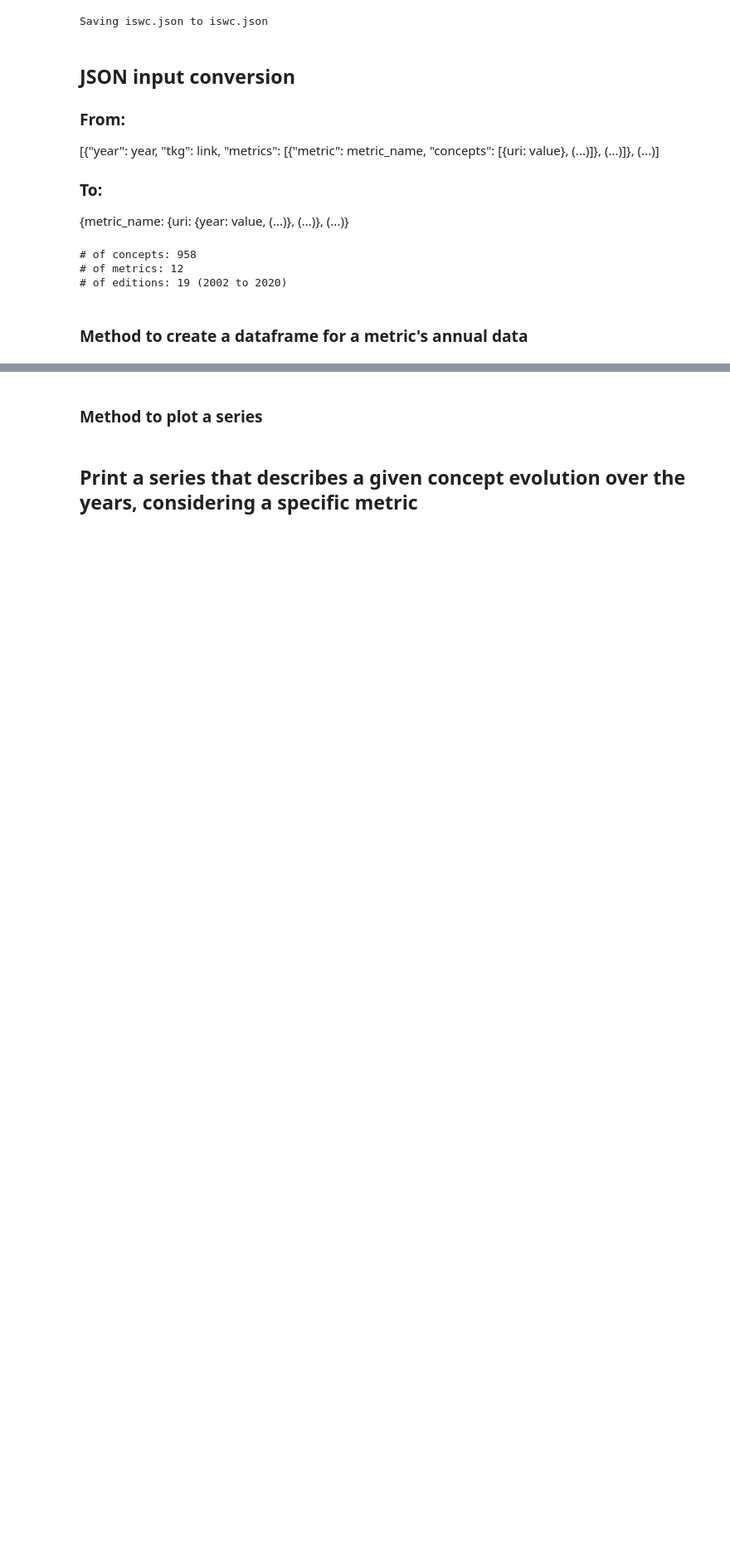
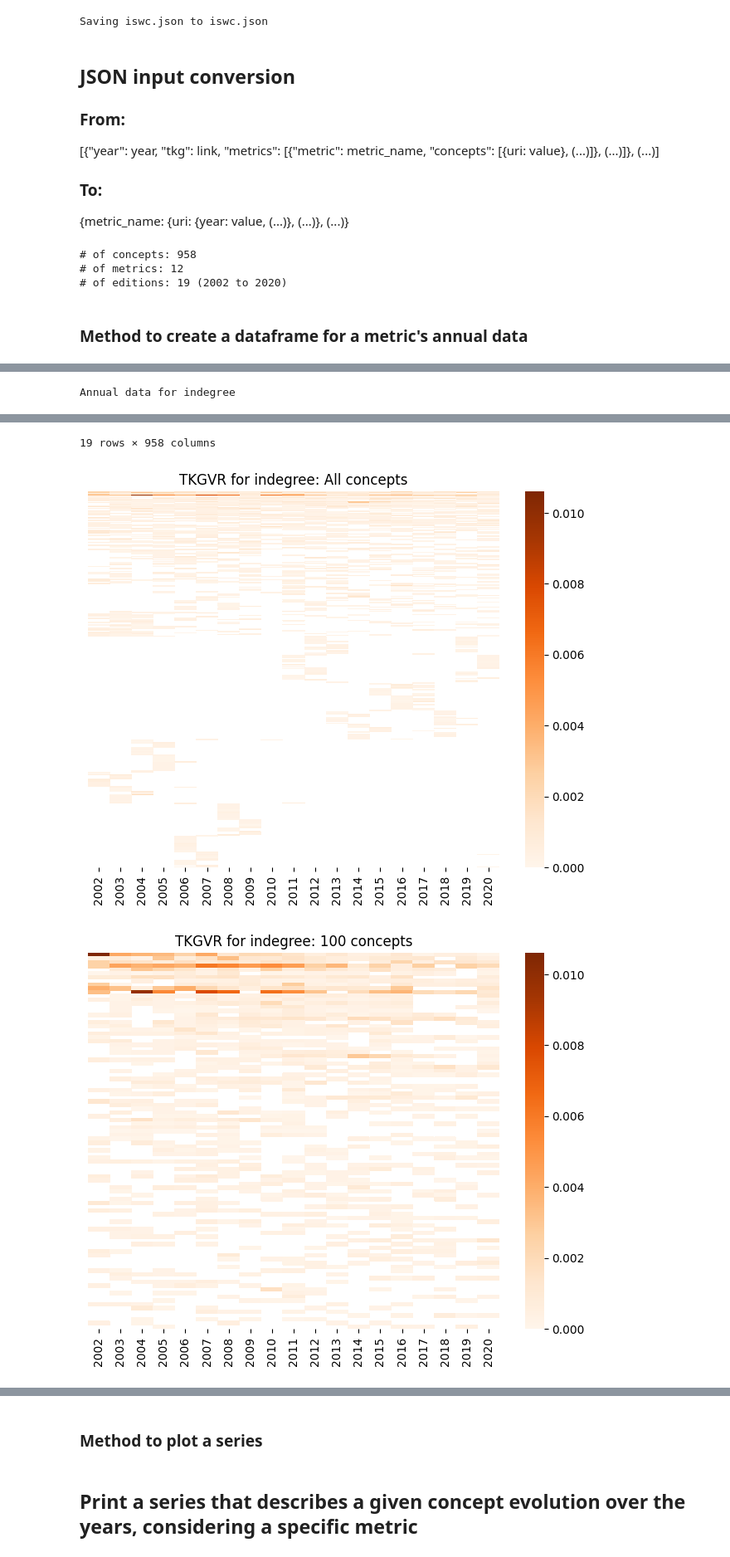
Before and after one commit to rossanez/TKGAnalyzer, a Jupyter notebook: Centrality_analysis.ipynb, the cells around one changed output, grey strips where cells are left out. Shown: that part at 83% size. Saved outputs shown, nothing was run; the diff lists cells and outputs as text; code cells hidden in the pictures; blank space fills up the shorter version.

```diff
--- a/Centrality_analysis.ipynb
+++ b/Centrality_analysis.ipynb
@@ -80,11 +80,12 @@ import seaborn as sns
 
 %matplotlib inline
 
-def plot_df_heatmap(df, title="", dpi=100, num_lines=200):
+def plot_df_heatmap(df, title="", dpi=100, num_lines=len(all_concepts)):
     df_t = df.transpose()
+    # Sort by descending amount of NaNs
     df_heat = df_t.iloc[df_t.isnull().sum(axis=1).mul(1).argsort()].head(num_lines)
-    plt.figure(figsize=(80, 60), dpi=dpi)
-    ax = sns.heatmap(df_heat, linewidth=0.5, square=True, cmap='coolwarm')
+    plt.figure(figsize=(8, 6), dpi=dpi)
+    ax = sns.heatmap(df_heat, yticklabels=num_lines<=50, square=False, cmap='Oranges')
     plt.title(title)
     plt.show()
 # %% [markdown]
@@ -118,0 +93,10 @@ Annual data for pagerank
+# %%
+metric_of_interest = "indegree"
+
+df = create_df(metric=metric_of_interest)
+
+plot_df_heatmap(df, title=f'TKGVR for {metric_of_interest}: All concepts')
+plot_df_heatmap(df, title=f'TKGVR for {metric_of_interest}: 100 concepts', num_lines=100)
+plot_df_heatmap(df, title=f'TKGVR for {metric_of_interest}: 50 concepts', num_lines=50)
+# %% [output]
+Annual data for indegree
@@ -118,0 +120,3 @@ Annual data for pagerank
+19 rows × 958 columns
+[figure, added]
+[figure, added]
```
Also changed, not shown: parts of 14 cells of this notebook.
